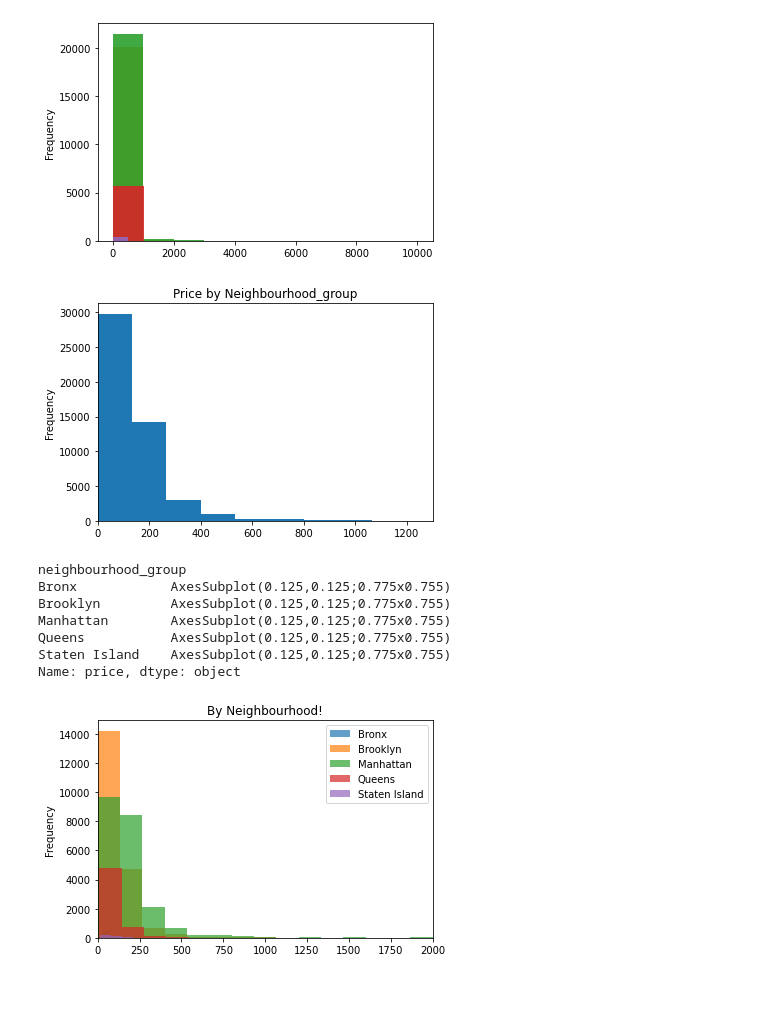
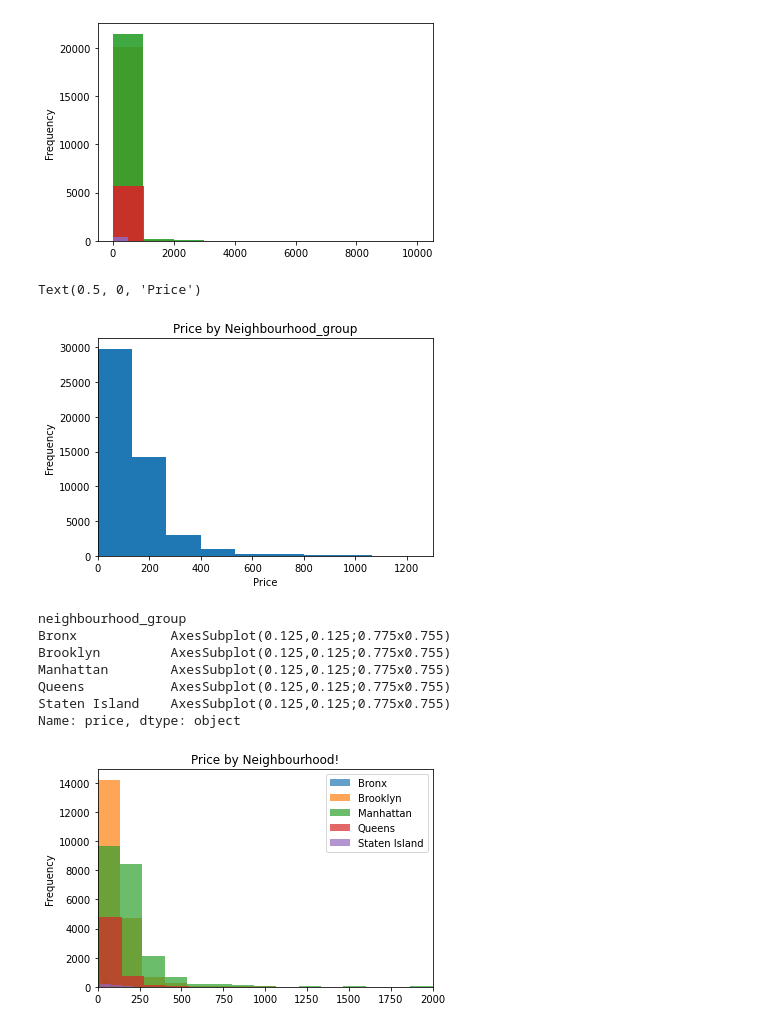
Before and after one commit to sovikapoudel/Data-Visualiation-Spring-2022, a Jupyter notebook: Quiz_25.ipynb, the cells around one changed output. Cells and saved outputs as stored; diff of their text form; code cells hidden in the pictures; blank space fills up the shorter version.

```diff
--- a/Quiz_25.ipynb
+++ b/Quiz_25.ipynb
@@ -29,11 +29,12 @@ Staten Island    AxesSubplot(0.125,0.125;0.775x0.755)
 Name: price, dtype: object
 [figure]
 # %%
-df.price.plot.hist(title="Price by Neighbourhood_group",bins =75,xlim=[0,1300]).set_xlabel=("Price")
+df.price.plot.hist(title="Price by Neighbourhood_group",bins =75,xlim=[0,1300]).set_xlabel("Price")
 # %% [output]
+Text(0.5, 0, 'Price')
-[figure, old version]
+[figure, new version]
 # %%
-df.groupby('neighbourhood_group').price.plot.hist(alpha = .7, title = "By Neighbourhood!", bins=75, xlim=[0, 2000], legend =True)
+df.groupby('neighbourhood_group').price.plot.hist(alpha = .7, title = "Price by Neighbourhood!", bins=75, xlim=[0, 2000], legend =True) #using legend=True shows the data labels
 # %% [output]
 neighbourhood_group
 Bronx            AxesSubplot(0.125,0.125;0.775x0.755)
@@ -42,4 +43,4 @@ Manhattan        AxesSubplot(0.125,0.125;0.775x0.755)
 Queens           AxesSubplot(0.125,0.125;0.775x0.755)
 Staten Island    AxesSubplot(0.125,0.125;0.775x0.755)
 Name: price, dtype: object
-[figure, old version]
+[figure, new version]
```
